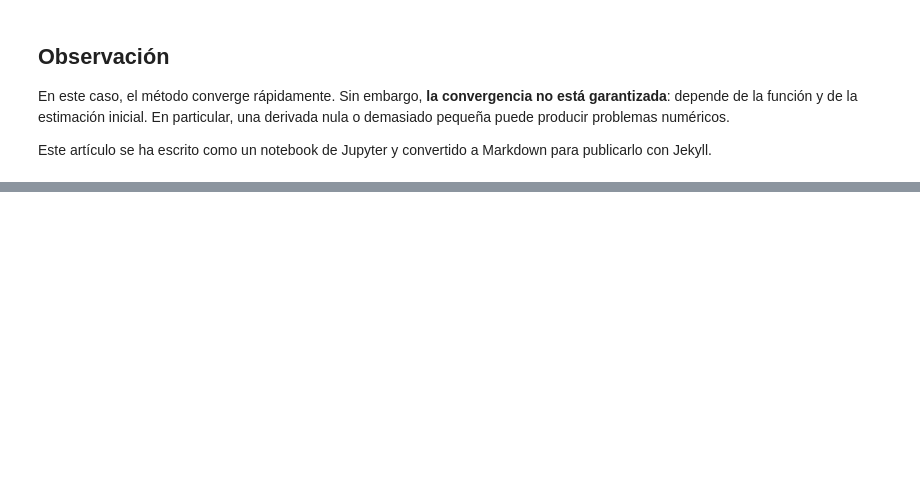
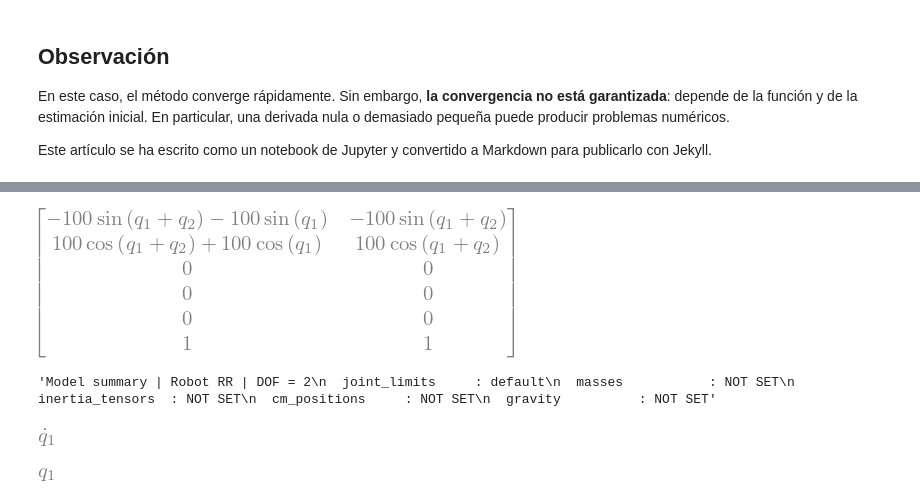
Before and after one commit to JorgeDeLosSantos/blog, a Jupyter notebook: notebooks/2026-11-08-newton-raphson.ipynb, the cells around one changed output, grey strips where cells are left out. Drawn from its saved outputs; the diff is of its cells as text; code cells hidden in the pictures; blank space fills up the shorter version.

```diff
--- a/notebooks/2026-11-08-newton-raphson.ipynb
+++ b/notebooks/2026-11-08-newton-raphson.ipynb
@@ -79,0 +92,16 @@ Este artículo se ha escrito como un notebook de Jupyter y convertido a Markdown
+# %%
+RR.J
+# %% [output]
+[figure, added]
+# %%
+RR.model_summary()
+# %% [output]
+'Model summary | Robot RR | DOF = 2\n  joint_limits     : default\n  masses           : NOT SET\n  inertia_tensors  : NOT SET\n  cm_positions     : NOT SET\n  gravity          : NOT SET'
+# %%
+RR.q_dot(1)
+# %% [output]
+[figure, added]
+# %%
+RR.q(1)
+# %% [output]
+[figure, added]
```
Also changed, not shown: parts of 7 cells of this notebook, 1 other file.
